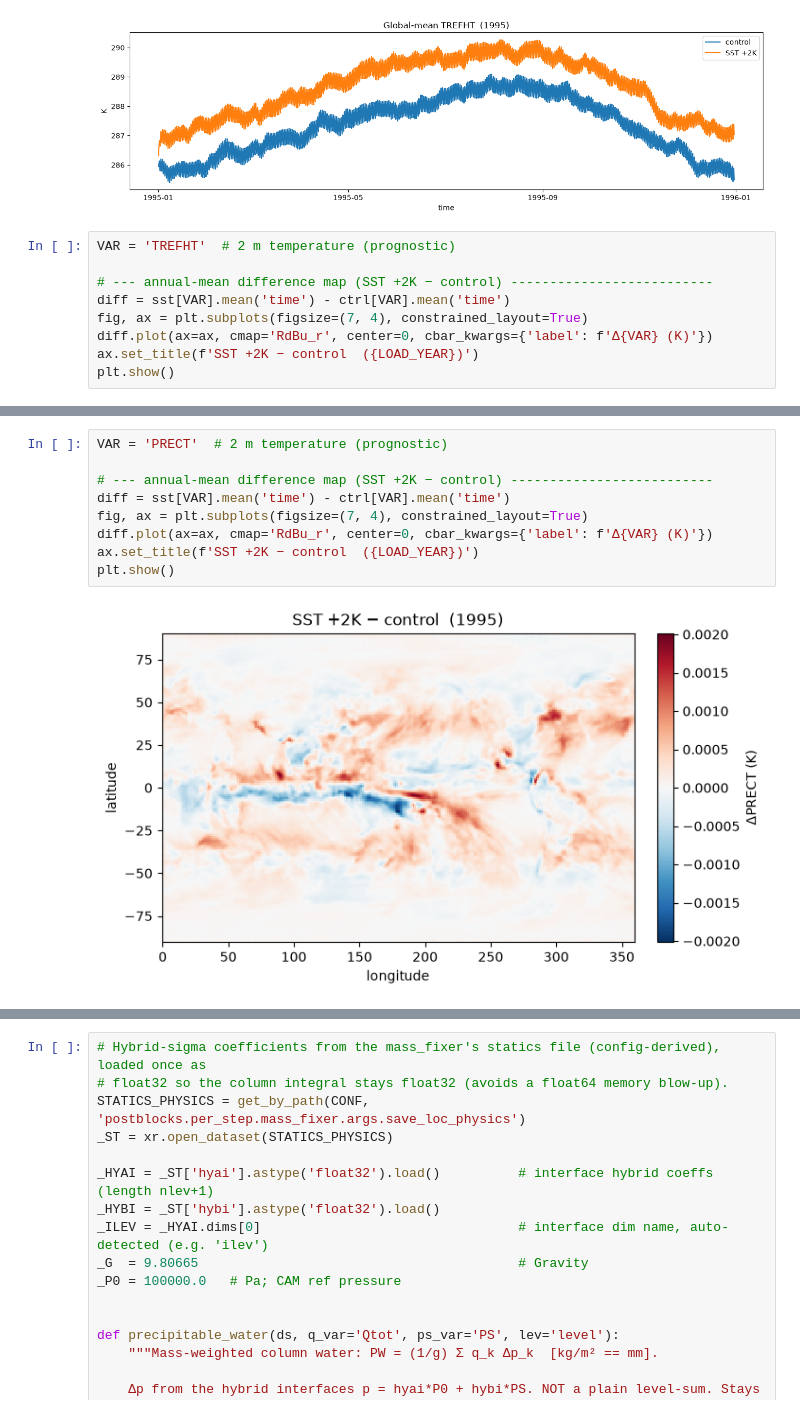
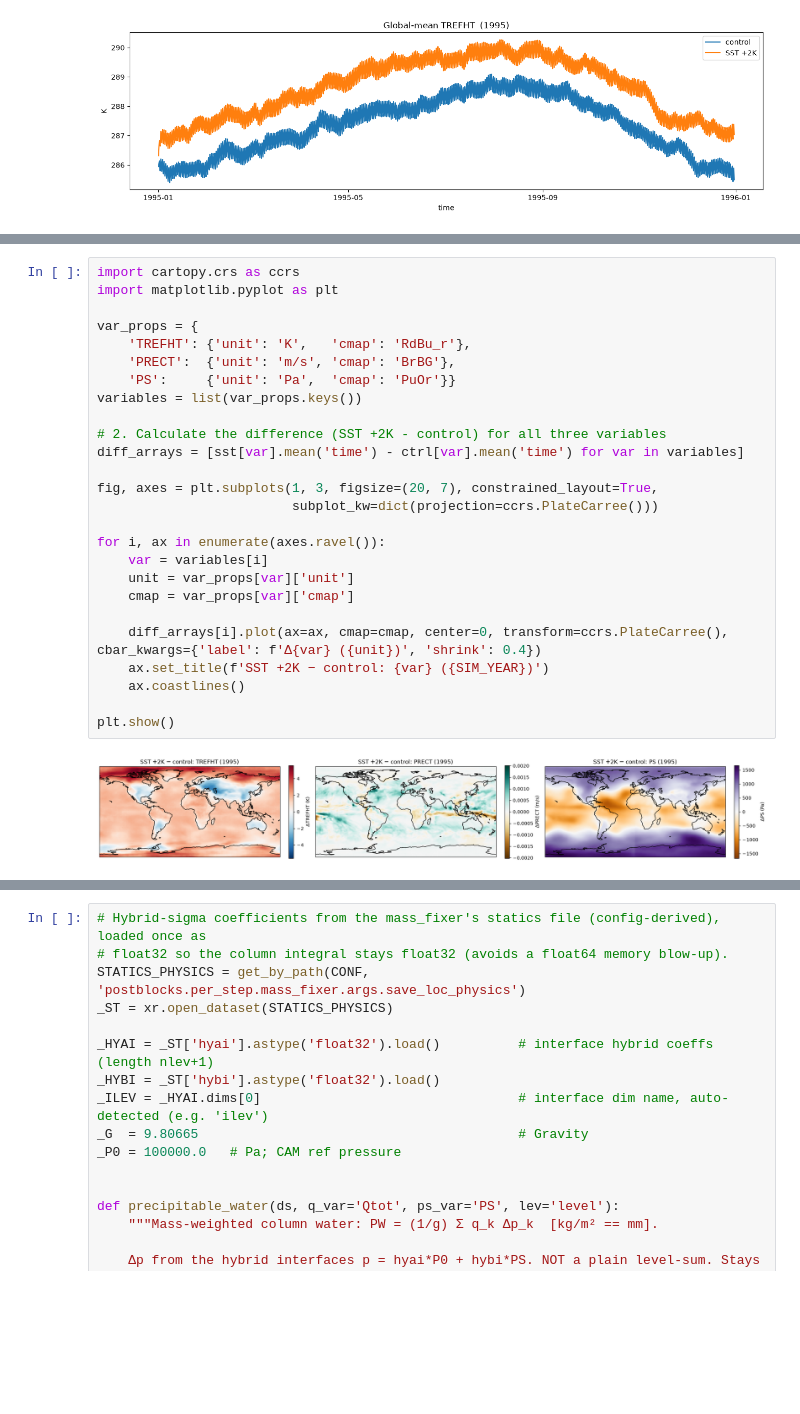
Before and after one commit to NCAR/miles-credit, a Jupyter notebook: notebooks/camulator_tutorial_experiments.ipynb, the cells around one changed output, grey strips where cells are left out. Drawn from its saved outputs; the diff is of its cells as text; blank space fills up the shorter version.

```diff
--- a/notebooks/camulator_tutorial_experiments.ipynb
+++ b/notebooks/camulator_tutorial_experiments.ipynb
@@ -308,12 +319,3 @@ ax.set_title(f'Global-mean {VAR}  ({LOAD_YEAR})')
 ax.set_ylabel('K'); ax.legend(); plt.show()
 # %% [output]
 [figure]
-# %%
-VAR = 'TREFHT'  # 2 m temperature (prognostic)
-
-# --- annual-mean difference map (SST +2K − control) --------------------------
-diff = sst[VAR].mean('time') - ctrl[VAR].mean('time')
-fig, ax = plt.subplots(figsize=(7, 4), constrained_layout=True)
-diff.plot(ax=ax, cmap='RdBu_r', center=0, cbar_kwargs={'label': f'Δ{VAR} (K)'})
-ax.set_title(f'SST +2K − control  ({LOAD_YEAR})')
-plt.show()
@@ -322,12 +322,29 @@ plt.show()
-# %%
-VAR = 'PRECT'  # 2 m temperature (prognostic)
-
-# --- annual-mean difference map (SST +2K − control) --------------------------
-diff = sst[VAR].mean('time') - ctrl[VAR].mean('time')
-fig, ax = plt.subplots(figsize=(7, 4), constrained_layout=True)
-diff.plot(ax=ax, cmap='RdBu_r', center=0, cbar_kwargs={'label': f'Δ{VAR} (K)'})
-ax.set_title(f'SST +2K − control  ({LOAD_YEAR})')
-plt.show()
-# %% [output]
-[figure, removed]
+# %%
+import cartopy.crs as ccrs
+import matplotlib.pyplot as plt
+
+var_props = {
+    'TREFHT': {'unit': 'K',   'cmap': 'RdBu_r'},
+    'PRECT':  {'unit': 'm/s', 'cmap': 'BrBG'},
+    'PS':     {'unit': 'Pa',  'cmap': 'PuOr'}}
+variables = list(var_props.keys())
+
+# 2. Calculate the difference (SST +2K - control) for all three variables
+diff_arrays = [sst[var].mean('time') - ctrl[var].mean('time') for var in variables]
+
+fig, axes = plt.subplots(1, 3, figsize=(20, 7), constrained_layout=True,
+                         subplot_kw=dict(projection=ccrs.PlateCarree()))
+
+for i, ax in enumerate(axes.ravel()):
+    var = variables[i]
+    unit = var_props[var]['unit']
+    cmap = var_props[var]['cmap']
+
+    diff_arrays[i].plot(ax=ax, cmap=cmap, center=0, transform=ccrs.PlateCarree(), cbar_kwargs={'label': f'Δ{var} ({unit})', 'shrink': 0.4})
+    ax.set_title(f'SST +2K − control: {var} ({SIM_YEAR})')
+    ax.coastlines()
+
+plt.show()
+# %% [output]
+[figure, added]
 # %% [markdown]
```
Also changed, not shown: parts of 20 cells of this notebook.
